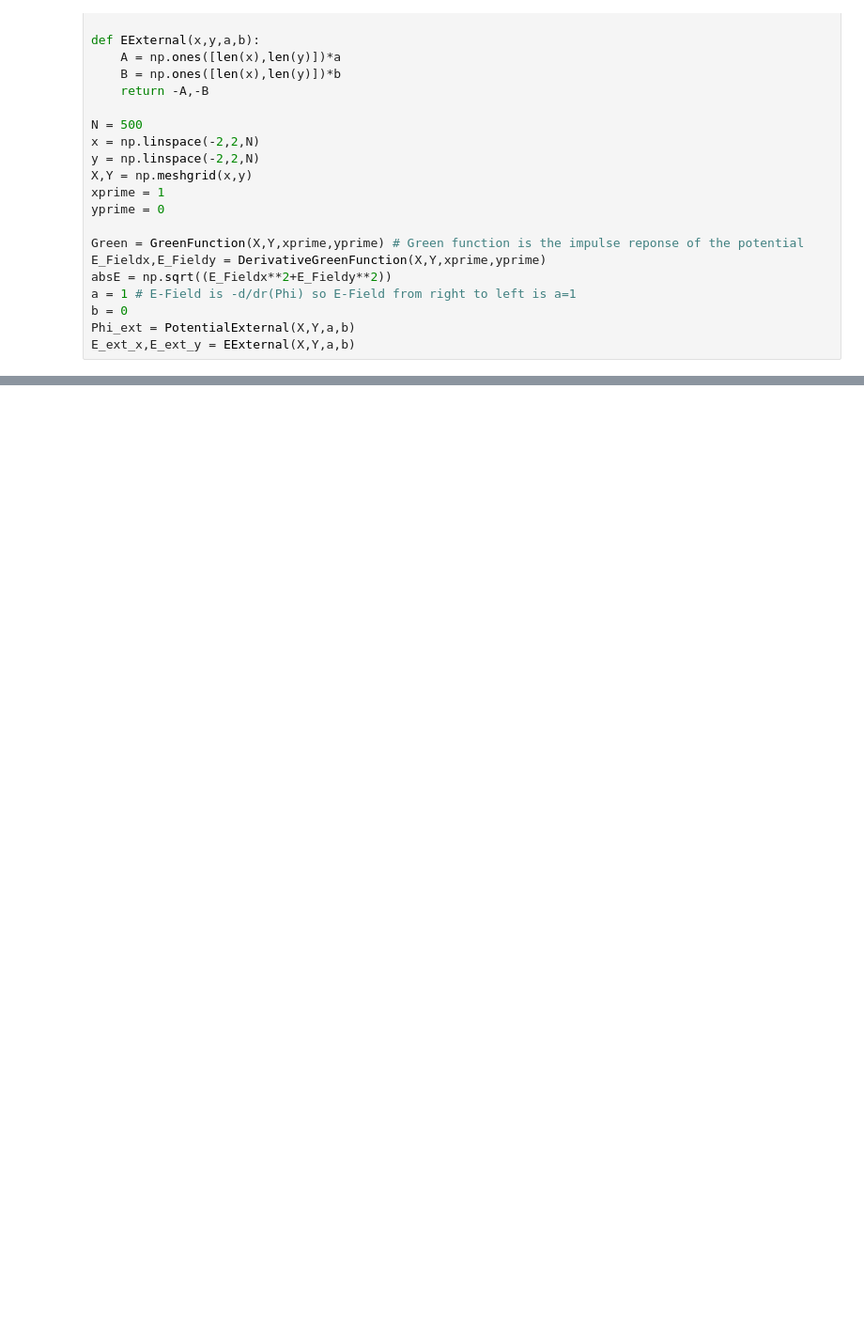
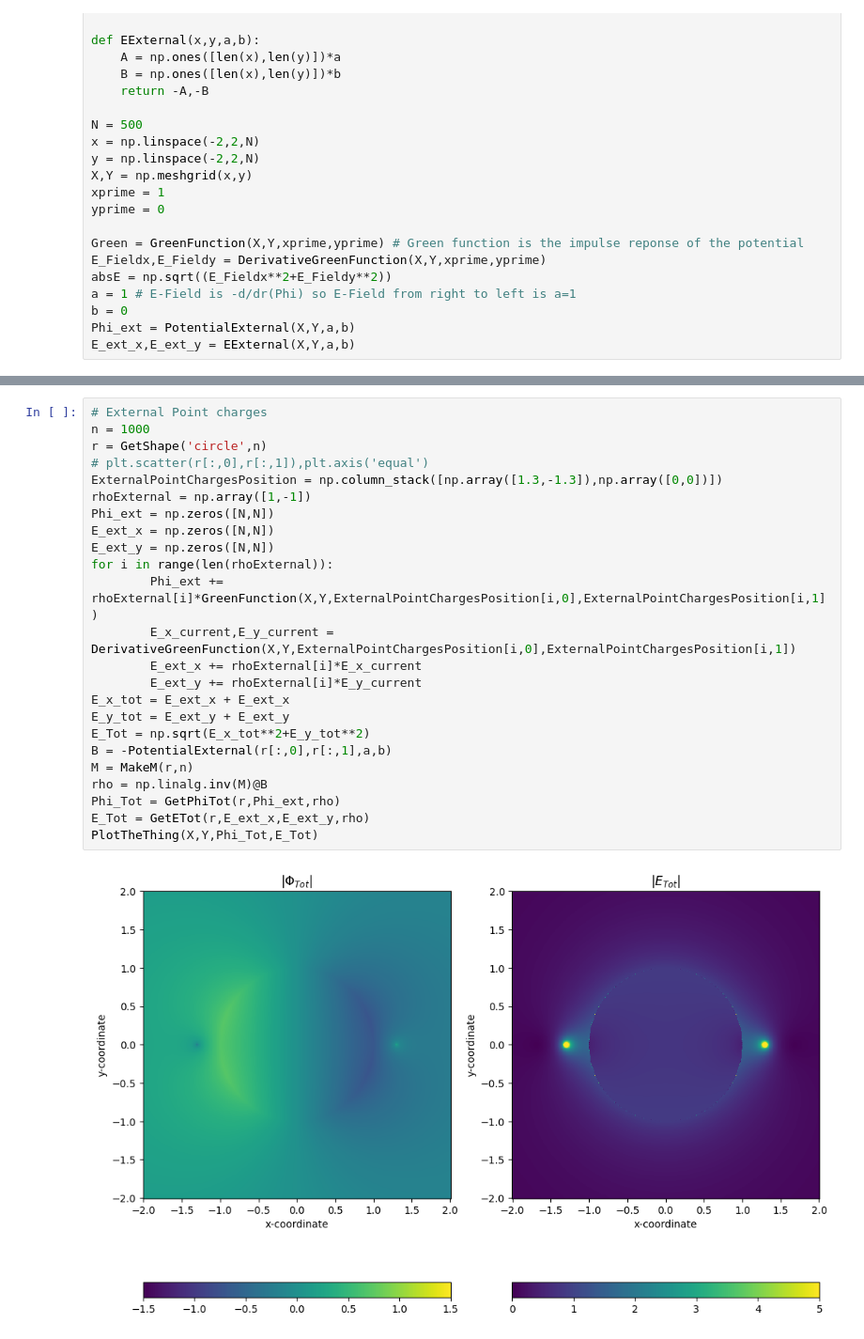
Before and after one commit to findus3006/Problem-11, a Jupyter notebook: Problem11.ipynb, the cells around one changed output, grey strips where cells are left out. Shown: that part at 94% size. Drawn from its saved outputs; the diff is of its cells as text; blank space fills up the shorter version.

```diff
--- a/Problem11.ipynb
+++ b/Problem11.ipynb
@@ -161,0 +210,26 @@ ax1.loglog(n,E_InnerSum)
+# %%
+# External Point charges
+n = 1000
+r = GetShape('circle',n)
+# plt.scatter(r[:,0],r[:,1]),plt.axis('equal')
+ExternalPointChargesPosition = np.column_stack([np.array([1.3,-1.3]),np.array([0,0])])
+rhoExternal = np.array([1,-1])
+Phi_ext = np.zeros([N,N])
+E_ext_x = np.zeros([N,N])
+E_ext_y = np.zeros([N,N])
+for i in range(len(rhoExternal)):
+        Phi_ext += rhoExternal[i]*GreenFunction(X,Y,ExternalPointChargesPosition[i,0],ExternalPointChargesPosition[i,1])
+        E_x_current,E_y_current = DerivativeGreenFunction(X,Y,ExternalPointChargesPosition[i,0],ExternalPointChargesPosition[i,1])
+        E_ext_x += rhoExternal[i]*E_x_current
+        E_ext_y += rhoExternal[i]*E_y_current
+E_x_tot = E_ext_x + E_ext_x
+E_y_tot = E_ext_y + E_ext_y
+E_Tot = np.sqrt(E_x_tot**2+E_y_tot**2)
+B = -PotentialExternal(r[:,0],r[:,1],a,b)
+M = MakeM(r,n)
+rho = np.linalg.inv(M)@B
+Phi_Tot = GetPhiTot(r,Phi_ext,rho)
+E_Tot = GetETot(r,E_ext_x,E_ext_y,rho)
+PlotTheThing(X,Y,Phi_Tot,E_Tot)
+# %% [output]
+[figure, added]
```
Also changed, not shown: parts of 7 cells of this notebook.
